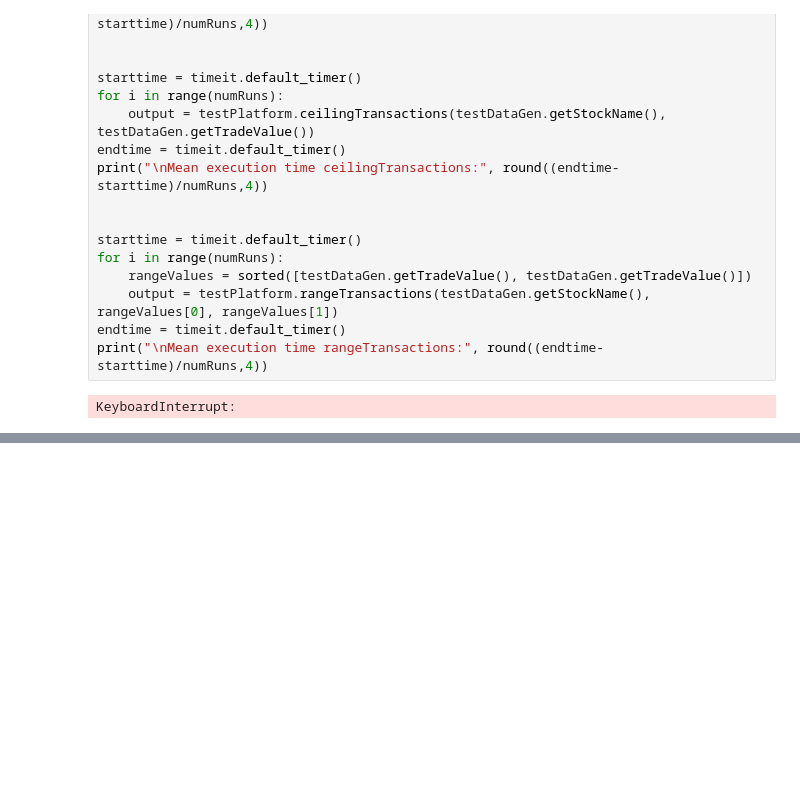
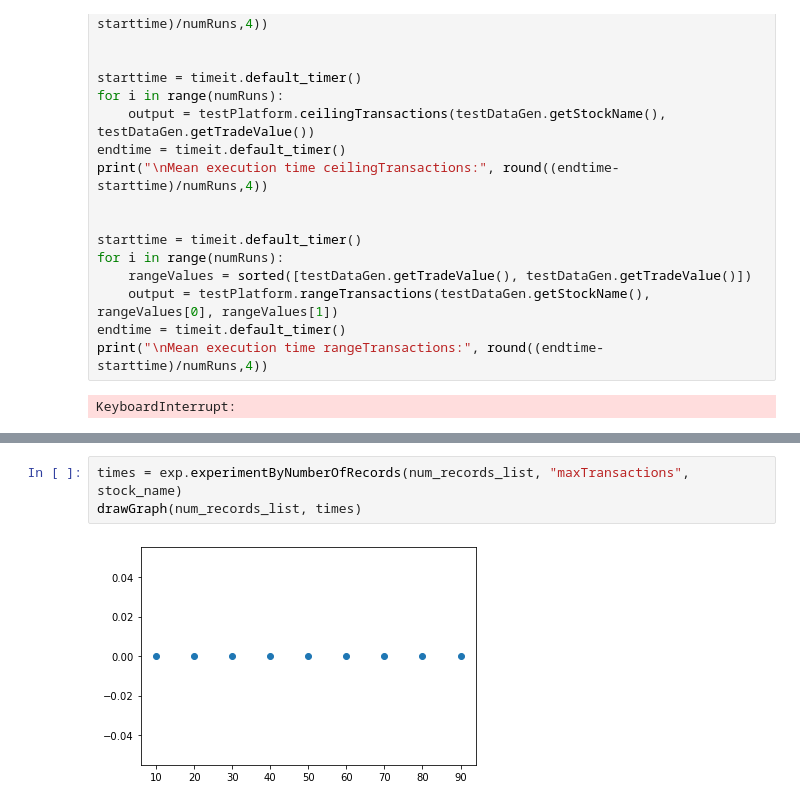
Before and after one commit to ConradKhakhria/COMP0005-Coursework, a Jupyter notebook: StockTrading.ipynb, the cells around one changed output, grey strips where cells are left out. Saved outputs shown, nothing was run; the diff lists cells and outputs as text; blank space fills up the shorter version.

```diff
--- a/StockTrading.ipynb
+++ b/StockTrading.ipynb
@@ -686,0 +722,5 @@ KeyboardInterrupt:
+# %%
+times = exp.experimentByNumberOfRecords(num_records_list, "maxTransactions", stock_name)
+drawGraph(num_records_list, times)
+# %% [output]
+[figure, added]
```
Also changed, not shown: parts of 10 cells of this notebook.
